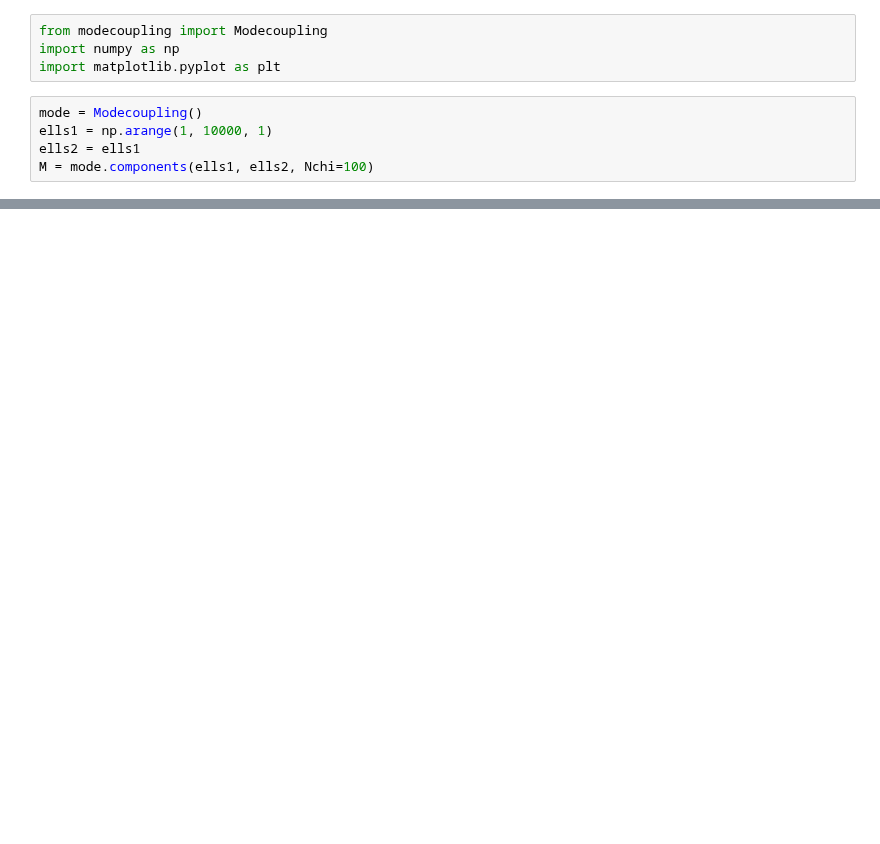
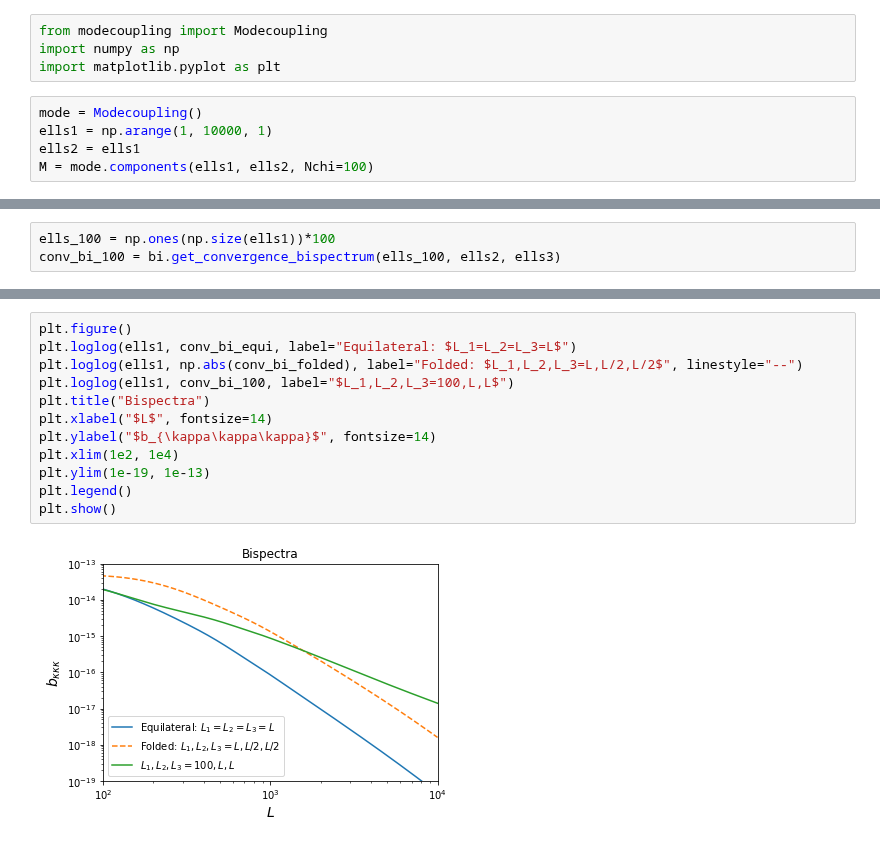
Before and after one commit to mfrobertson/omegaQE, a Jupyter notebook: kkomega/bispectra.ipynb, the cells around one changed output, grey strips where cells are left out. Cells and saved outputs as stored; diff of their text form; blank space fills up the shorter version.

```diff
--- a/kkomega/bispectra.ipynb
+++ b/kkomega/bispectra.ipynb
@@ -235,0 +34,3 @@ print(Cl_kappa)
+# %%
+ells_100 = np.ones(np.size(ells1))*100
+conv_bi_100 = bi.get_convergence_bispectrum(ells_100, ells2, ells3)
@@ -235,0 +49,14 @@ print(Cl_kappa)
+# %%
+plt.figure()
+plt.loglog(ells1, conv_bi_equi, label="Equilateral: $L_1=L_2=L_3=L$")
+plt.loglog(ells1, np.abs(conv_bi_folded), label="Folded: $L_1,L_2,L_3=L,L/2,L/2$", linestyle="--")
+plt.loglog(ells1, conv_bi_100, label="$L_1,L_2,L_3=100,L,L$")
+plt.title("Bispectra")
+plt.xlabel("$L$", fontsize=14)
+plt.ylabel("$b_{\kappa\kappa\kappa}$", fontsize=14)
+plt.xlim(1e2, 1e4)
+plt.ylim(1e-19, 1e-13)
+plt.legend()
+plt.show()
+# %% [output]
+[figure, added]
```
Also changed, not shown: parts of 16 cells of this notebook, 1 other file.
